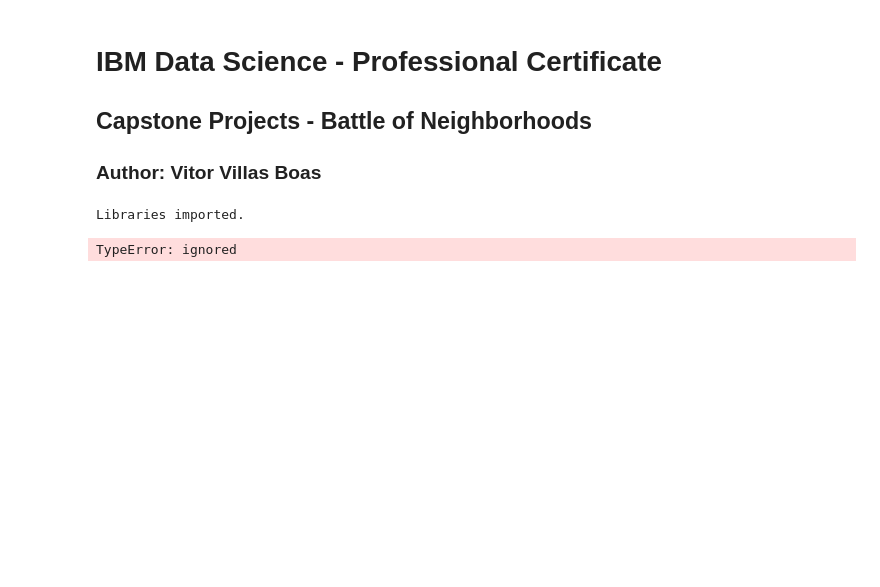
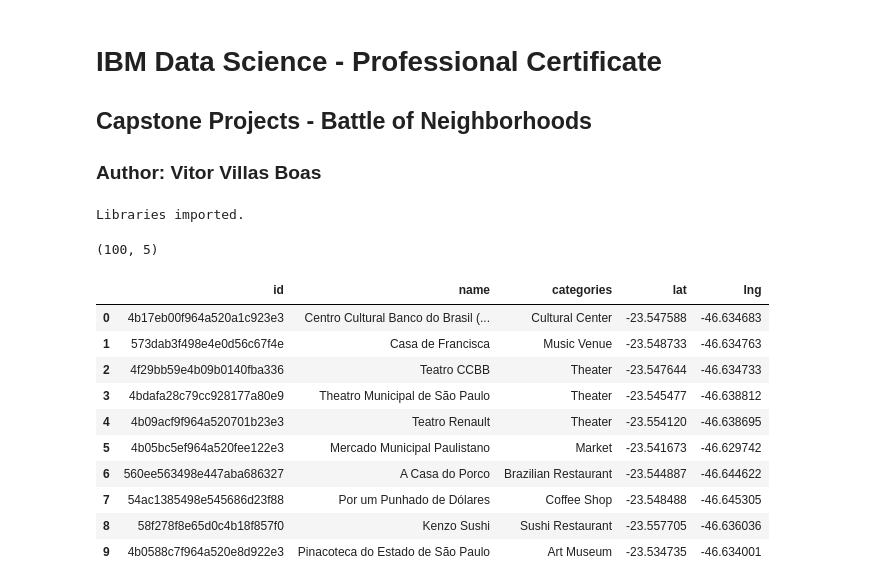
Before and after one commit to antoniovitorvb/IBM_Capstone_Project, a Jupyter notebook: Capstone_Project_The_Battle_of_Neighborhoods_(Week_1).ipynb, the cells around one changed output. Drawn from its saved outputs; the diff is of its cells as text; code cells hidden in the pictures; blank space fills up the shorter version.

```diff
--- a/Capstone_Project_The_Battle_of_Neighborhoods_(Week_1).ipynb
+++ b/Capstone_Project_The_Battle_of_Neighborhoods_(Week_1).ipynb
@@ -39,7 +40,3 @@ url_SP = "https://api.foursquare.com/v2/venues/explore?client_id={}&client_secre
     LIMIT,
     CITY)
 results = requests.get(url_SP).json()
-# %%
-results['response']['groups']#['reasons']#[0]['items']['reasons']#['venue']
-# %% [output]
-TypeError: ignored
@@ -48,0 +43,41 @@ with open('newyork_data.json') as json_data:
+# %%
+# function that extracts the category of the venue
+def get_category_type(row):
+    try:
+        categories_list = row['categories']
+    except:
+        categories_list = row['venue.categories']
+
+    if len(categories_list) == 0:
+        return None
+    else:
+        return categories_list[0]['name']
+# %%
+venues = results['response']['groups'][0]['items']
+nearby_venues = pd.json_normalize(venues) # flatten JSON
+# nearby_venues.head()
+
+# filter columns
+filtered_columns = ['venue.id', 'venue.name', 'venue.categories', 'venue.location.lat', 'venue.location.lng']
+nearby_venues =nearby_venues.loc[:, filtered_columns]
+
+# filter the category for each row
+nearby_venues['venue.categories'] = nearby_venues.apply(get_category_type, axis=1)
+# clean columns
+nearby_venues.columns = [col.split(".")[-1] for col in nearby_venues.columns]
+
+print(nearby_venues.shape)
+nearby_venues.head(10)
+# %% [output]
+(100, 5)
+|  | id | name | categories | lat | lng |
+| 0 | 4b17eb00f964a520a1c923e3 | Centro Cultural Banco do Brasil (... | Cultural Center | -23.547588 | -46.634683 |
+| 1 | 573dab3f498e4e0d56c67f4e | Casa de Francisca | Music Venue | -23.548733 | -46.634763 |
+| 2 | 4f29bb59e4b09b0140fba336 | Teatro CCBB | Theater | -23.547644 | -46.634733 |
+| 3 | 4bdafa28c79cc928177a80e9 | Theatro Municipal de São Paulo | Theater | -23.545477 | -46.638812 |
+| 4 | 4b09acf9f964a520701b23e3 | Teatro Renault | Theater | -23.554120 | -46.638695 |
+| 5 | 4b05bc5ef964a520fee122e3 | Mercado Municipal Paulistano | Market | -23.541673 | -46.629742 |
+| 6 | 560ee563498e447aba686327 | A Casa do Porco | Brazilian Restaurant | -23.544887 | -46.644622 |
+| 7 | 54ac1385498e545686d23f88 | Por um Punhado de Dólares | Coffee Shop | -23.548488 | -46.645305 |
+| 8 | 58f278f8e65d0c4b18f857f0 | Kenzo Sushi | Sushi Restaurant | -23.557705 | -46.636036 |
+| 9 | 4b0588c7f964a520e8d922e3 | Pinacoteca do Estado de São Paulo | Art Museum | -23.534735 | -46.634001 |
```
Also changed, not shown: parts of 10 cells of this notebook.
